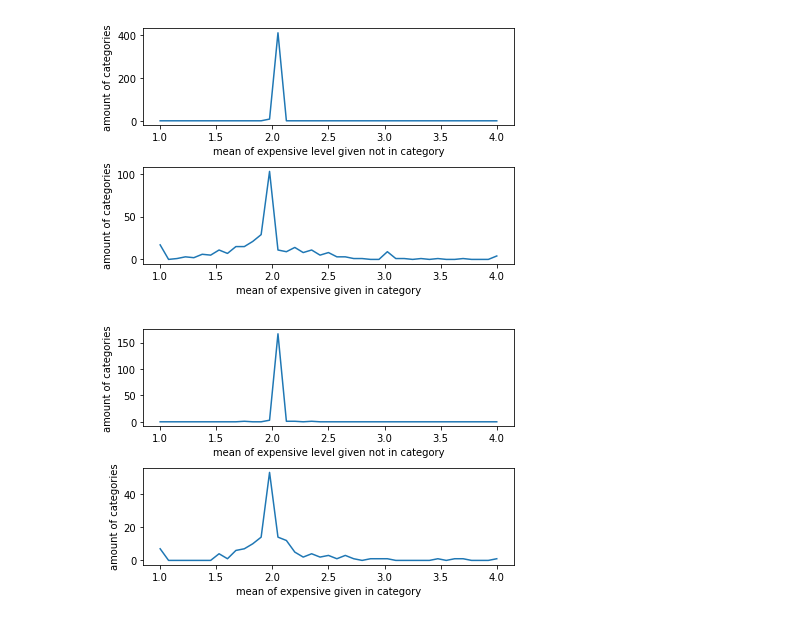
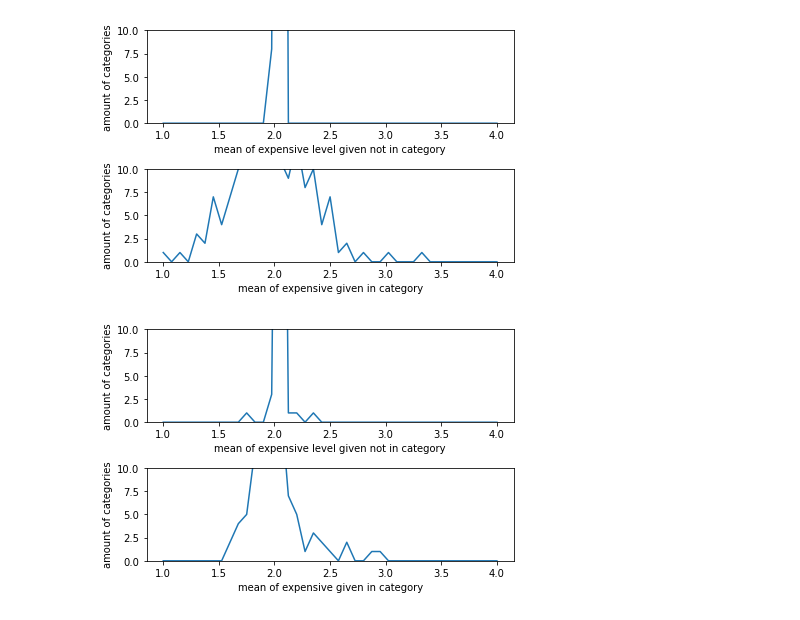
Before and after one commit to omer-priel/TheRootOfDataScience, a Jupyter notebook: notebooks/main_regression.ipynb, the cells around one changed output. Drawn from its saved outputs; the diff is of its cells as text; code cells hidden in the pictures.

```diff
--- a/notebooks/main_regression.ipynb
+++ b/notebooks/main_regression.ipynb
@@ -247,7 +255,7 @@ if SHOW_IN_DEVELOPMENT:
 
 if SHOW_IN_DEVELOPMENT:
 
-    sections=30
+    sections=40
     atter_name = 'mean'
     elements_in_line = 2
     printed_columns = prime_non_countable_columns
@@ -363,13 +364,14 @@ if SHOW_IN_DEVELOPMENT:
     y1 = np.zeros(sections + 1)
 
     for category in sub_categories:
+        if (df[category].sum()>5):
+            mean_df = df[[target_column, category]].groupby([category]).mean()
+            standardised0 = ( mean_df.loc[0.0,target_column] - 1)/3.0
+            y0[(int)((standardised0 * sections).round())] += 1
+            if (1.0 in mean_df.index):
+                standardised1 = ( mean_df.loc[1.0,target_column] - 1)/3.0
+                y1[(int) ((standardised1 * sections).round())] += 1
 
-        mean_df = df[[target_column, category]].groupby([category]).mean()
-        standardised0 = ( mean_df.loc[0.0,target_column] - 1)/3.0
-        y0[(int)((standardised0 * sections).round())] += 1
-        if (1.0 in mean_df.index):
-            standardised1 = ( mean_df.loc[1.0,target_column] - 1)/3.0
-            y1[(int) ((standardised1 * sections).round())] += 1
 
 
     #handle layout
@@ -378,52 +380,55 @@ if SHOW_IN_DEVELOPMENT:
     plt.plot(x0,y0)
     plt.xlabel("mean of expensive level given not in category")
     plt.ylabel("amount of categories")
+    plt.ylim(0,10)
     ax1_graph = fig.add_subplot(2,1,2)
     ax1_graph = plt.plot(x1,y1)
     plt.xlabel("mean of expensive given in category")
     plt.ylabel("amount of categories")
+    plt.ylim(0,10)
     plt.tight_layout()
     plt.show()
-
     #looks like not being in a category doesnt help predict
 # %% [output]
-[figure, old version]
+[figure, new version]
 # %%
 # Shows us how much categories we have for different means
 # This is only for lior
 
 if SHOW_IN_DEVELOPMENT:
     sections = 40
     step = 3/sections
     sub_categories = filter(lambda x: x.startswith("ExtraAt_"),df.columns)
     x0 = np.arange(1.0,3.999 + step,step)
     y0 = np.zeros(sections + 1)
     x1 = np.arange(1.0,3.9999 + step ,step)
     y1 = np.zeros(sections + 1)
 
     for category in sub_categories:
-
-        mean_df = df[[target_column, category]].groupby([category]).mean()
-        standardised0 = ( mean_df.loc[0.0,target_column] - 1)/3.0
-        y0[(int)((standardised0 * sections).round())] += 1
-        if (1.0 in mean_df.index):
-            standardised1 = ( mean_df.loc[1.0,target_column] - 1)/3.0
-            y1[(int) ((standardised1 * sections).round())] += 1
+        if (df[category].sum()>5):
+            mean_df = df[[target_column, category]].groupby([category]).mean()
+            standardised0 = ( mean_df.loc[0.0,target_column] - 1)/3.0
+            y0[(int)((standardised0 * sections).round())] += 1
+            if (1.0 in mean_df.index):
+                standardised1 = ( mean_df.loc[1.0,target_column] - 1)/3.0
+                y1[(int) ((standardised1 * sections).round())] += 1
 
 
     #handle layout
     fig = plt.figure()
     ax0_graph = fig.add_subplot(2,1,1)
     plt.plot(x0,y0)
     plt.xlabel("mean of expensive level given not in category")
     plt.ylabel("amount of categories")
+    plt.ylim(0,10)
     ax1_graph = fig.add_subplot(2,1,2)
     ax1_graph = plt.plot(x1,y1)
     plt.xlabel("mean of expensive given in category")
     plt.ylabel("amount of categories")
+    plt.ylim(0,10)
     plt.tight_layout()
     plt.show()
 
     #looks like not being in a category doesnt help predict
 # %% [output]
-[figure, old version]
+[figure, new version]
```
Also changed, not shown: parts of 19 cells of this notebook.
